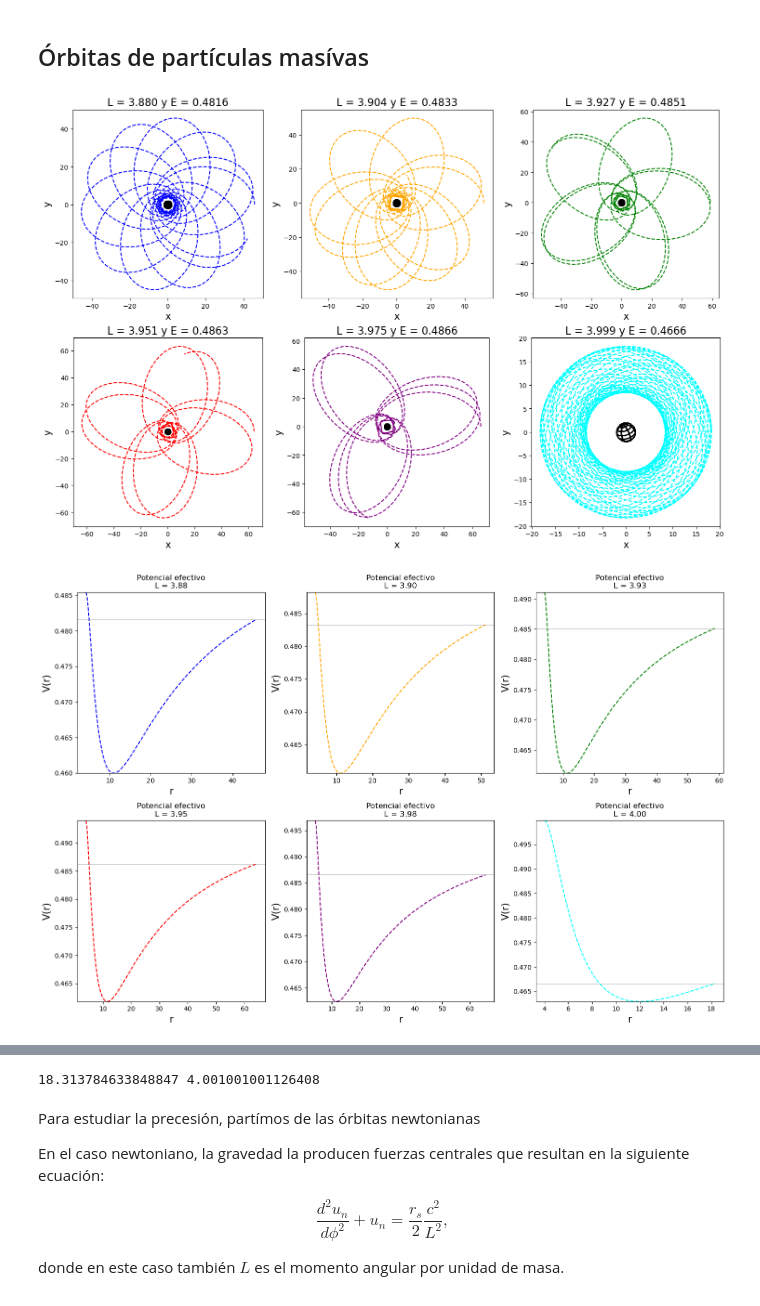
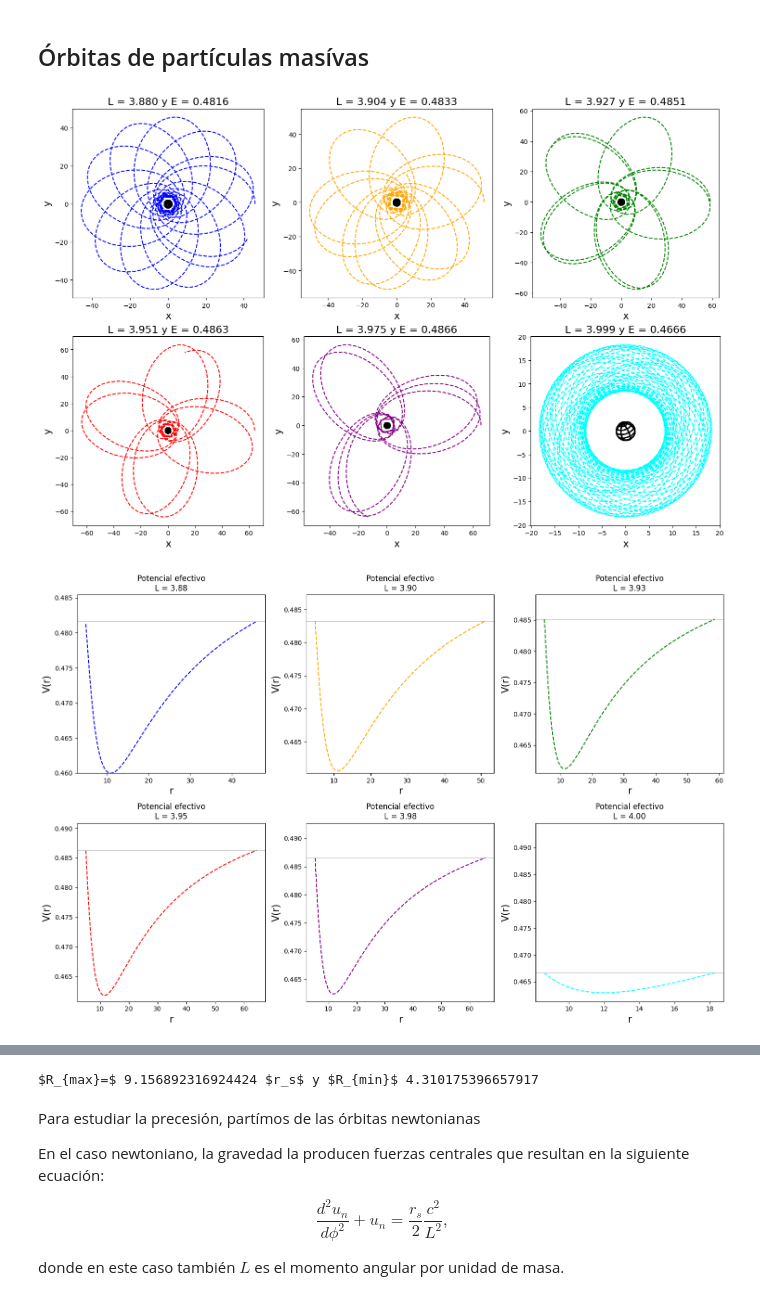
Before and after one commit to UnaiRazkin/El-fen-meno-de-lente-gravitacional-simulaci-n-para-un-agujero-negro, a Jupyter notebook: Orbitas_schwarzschild.ipynb, the cells around one changed output, grey strips where cells are left out. Saved outputs shown, nothing was run; the diff lists cells and outputs as text; code cells hidden in the pictures.

```diff
--- a/Orbitas_schwarzschild.ipynb
+++ b/Orbitas_schwarzschild.ipynb
@@ -694,7 +697,7 @@ def V(r, L, M, epsilon):
         L**2 / (2 * r**2) -
         G * M * L**2 / (c**2 * r**3))
 
-L_list=[1,2,3,4,5, 3* np.sqrt(3), 6,7,8]
+L_list=[rs/2, rs, 3 *rs / 2, 2 * rs, 2.5 * rs / 2, 3 * np.sqrt(3) / 2 *rs, 3 * rs, 7 * rs / 2 , 4 * rs]
 L_list.append(L_light)
 L_list.sort()
 r= np.linspace(rs, 5 * rs, 100)
@@ -720,18 +723,18 @@ for L in L_list:
 
     rm= tracer_massless.rmin()
 
-    print(r"$Radio mínimo: r_{min}=$", rm, rm_num)
+    print(r"$Radio mínimo: r_{min}=$", rm, "y", rm_num)
 
     #Deflexión del ángulo numerico
 
     if sol_light.status==0:
-        alpha_num=deflexión_num(x_light,y_light)[2]
+        alpha_num=deflexión_num(x_light,y_light, M=M, G=G, c=c)[2]
     else:
         alpha_num=0
 
     #Deflexíon del ángulo teórico
     if rm> tracer_massless.rs:
-        alpha_teórico= deflexion_analitica(rm)
+        alpha_teórico= deflexion_analitica(rm, M=M, G=G, c=c)
 
         print(r"$Deflexión del ángulo \\hat \\alpha=$", alpha_num, alpha_teórico)
 
@@ -745,6 +748,6 @@ ax2.set_xlabel("x")
 ax2.set_ylabel("y")
 
 plt.show()
-#plt.savefig("../../Figuras/Trayectorias_luz.png")
+#plt.savefig("Multimedia/Orbitas_Schwarzschild/Trayectorias_luz.png")
 plt.close()
 # %% [output]
@@ -767,6 +770,6 @@ $Deflexión del ángulo \hat \alpha=$ 0.8587211735643789 0.8126815784156727
 # %%
 #Constantes
-M=2.0
+M=1.0
 E=1.0
 G=1.0
 c=1.0
@@ -783,7 +786,7 @@ from tqdm import tqdm
 
 with tqdm(total=len(L_list), desc="Renderizando", unit="Tr") as pbar:
     for L in L_list:
-        tracer_massless = Orbitas_Schwarzschild(M=M,L=L, E=E)
+        tracer_massless = Orbitas_Schwarzschild(M=M, L=L, E=E, G=G, c=c)
 
         sol_light = tracer_massless.solve(epsilon=0, phi0 = np.arcsin(L/100), max_step=0.01, tau_span=(20, 140), N=500)
             #print(len(sol_light.y[0]))
@@ -807,7 +810,7 @@ with tqdm(total=len(L_list), desc="Renderizando", unit="Tr") as pbar:
 
 from Proyección_esfera import EsferaProyectada
 
-plt.Circle((0,0), rs, color="white", fill=True, zorder=100)
+plt.Circle((0,0), rs, color="white", fill=True, zorder=1000)
 
 esfera = EsferaProyectada(radius=rs)
 proy = esfera.proyectar()
@@ -819,7 +822,7 @@ phi_circle = np.linspace(-np.pi, np.pi, 100)
 plt.plot( 3 / 2 * rs * np.cos(phi_circle), 3 / 2 * rs * np.sin(phi_circle), color='black', zorder=2)
 
 plt.plot(np.array([10, 10]),np.array([0.0, 3* np.sqrt(3)/2*rs*0.97]), color="red")
-plt.text(6,6, "$ b= \\frac{3 \sqrt{3}}{2} r_s$", color="red", fontsize=14)
+plt.text(3 * rs, 3* rs, "$ b= \\frac{3 \sqrt{3}}{2} r_s$", color="red", fontsize=14)
 plt.title("Trayectorias de luz (ε=0)", size=14)
 plt.xlabel("x", size=14)
 plt.ylabel("y", size=14)
@@ -830,5 +833,5 @@ plt.ylim(y_min, y_max)
 plt.xticks(fontsize=14)
 plt.yticks(fontsize=14)
 #plt.show()
-plt.savefig("../../Figuras/Trayectorias_luz_2.png")
+plt.savefig("Multimedia/Orbitas_Schwarzschild/Trayectorias_luz_2.png")
 # %% [output]
@@ -915,16 +925,14 @@ def orbitas_masa(L_mass, h=0, E=None):
     return x_massive, y_massive, estilo, r_max, r_min, E_massive
     #print("V_max=", v_max, "c")
 # %%
-
-
 # ----------
 # Plots
 # ---------
 
-L_mass = 2 * M * np.sqrt(3) * (1.12)
-L_list = [2 * M, L_mass, 3.9, 4.1, 5, 10]
+L_mass = rs * c * np.sqrt(3) * (1.12)
+L_list = [rs * c, L_mass, 1.95 * rs * c, 2.05 * rs * c, 2.5 * rs * c, 5 * rs * c]
 #L_list = np.linspace(2 * M, L_mass, 6)
-L_list = np.linspace(L_mass, 3.999, 6)
+L_list = np.linspace(L_mass, 1.9995 * rs * c, 6)
 #L_list = np.linspace(4.01, 10, 6)
 colors = ["red", "blue", "green", "olive", "pink", "cyan"]
 colors = ["blue", "orange", "green", "red", "purple",  "cyan", "olive", "pink"]
@@ -944,16 +952,16 @@ with tqdm(total=len(L_list), desc="Renderizando", unit="Tr") as pbar:
         ax2 = axes2[row, col]
         color = colors[i]
 
-        if (L_mass> 2 * M * np.sqrt(3)) and (L_mass< 2 * 2 * M):
+        if (L_mass> rs * np.sqrt(3)) and (L_mass< 2 * rs):
             h=[0.15, 0.18, 0.2, 0.24, 0.3, 0.9]
-            x_massive, y_massive, estilo, r_max, r_min, E_mass = orbitas_masa(L, h[i])
+            x_massive, y_massive, estilo, r_max, r_min, E_mass = orbitas_masa(L, h[i],  M=M, G=G, c=c)
         else:
-            x_massive, y_massive, estilo, r_max, r_min, E_mass = orbitas_masa(L)
+            x_massive, y_massive, estilo, r_max, r_min, E_mass = orbitas_masa(L,  M=M, G=G, c=c)
 
         ax1.plot(x_massive, y_massive, estilo, color=color, label=f'E = {E_mass:.2f}')
 
         #ax1.Circle((0,0), 2*M, color="white", fill=True, zorder=100)
-        esfera = EsferaProyectada(radius=2 *M)
+        esfera = EsferaProyectada(radius=rs)
         proy = esfera.proyectar()
         ax1.scatter(proy[:, 0], proy[:, 1], s=1, color='black', zorder=2)
         #phi_circle = np.linspace(-np.pi, np.pi, 100)
@@ -963,40 +971,42 @@ with tqdm(total=len(L_list), desc="Renderizando", unit="Tr") as pbar:
         ax1.set_title(f"L = {L:.3f} y E = {E_mass:.4f}", size=16)
         ax1.set_xlabel("x", size=15)
         ax1.set_ylabel("y", size=15)
         ax1.set_aspect("equal")
         #ax1.legend()
 
         r_vals = np.linspace(r_min, r_max, 200)
-        ax.plot(r_vals, V_timelike_geom_units(L, r_vals), estilo, color=color)
-        ax2.plot(r_vals, V_timelike_geom_units(L, r_vals), estilo, color=color)
+        ax.plot(r_vals, V_timelike(L, r_vals, M=M, G=G, c=c), estilo, color=color)
+        ax2.plot(r_vals, V_timelike(L, r_vals, M=M, G=G, c=c), estilo, color=color)
         ax2.axhline(E_mass, color='gray', lw=0.5, label=f"E = {E_mass:.2f}")
         ax.axhline(E_mass, color=color, lw=0.5, label=f"E = {E_mass:.2f}")
         if estilo=="--":
-            ax2.set_ylim(V_r_c(L, r_plus(L)), V_r_c(L, r_minus(L)))
-            ax.set_ylim(V_r_c(L_list[0], r_plus(L_list[0])), V_r_c(L_list[-1], r_minus(L_list[-1])))
+            r_minus_value=r_minus(L_mass,  M=M, G=G, c=c)
+            r_plus_value= r_plus(L_mass,  M=M, G=G, c=c)
+            ax2.set_ylim(V_r_c(L, r_plus_value, M=M, G=G, c=c), V_r_c(L, r_minus_value, M=M, G=G, c=c))
+            ax.set_ylim(V_r_c(L_list[0], r_plus(L_list[0], M=M, G=G, c=c), M=M, G=G, c=c), V_r_c(L_list[-1], r_minus(L_list[-1], M=M, G=G, c=c), M=M, G=G, c=c))
         elif estilo=="-":
-            ax2.set_ylim(V_timelike_geom_units(L, r_plus(L)), V_timelike_geom_units(L, r_min)*1.2)
+            ax2.set_ylim(V_timelike(L, r_plus(L, M=M, G=G, c=c), M=M, G=G, c=c), V_timelike(L, r_min, M=M, G=G, c=c)*1.2)
         ax2.set_title(f"Potencial efectivo\nL = {L:.2f}")
         ax2.set_xlabel("r", size=15)
         ax2.set_ylabel("V(r)", size=15)
         ax.set_title(f"Potencial efectivo\nL = {L:.2f}")
         ax.set_xlabel("r", size=15)
         ax.set_ylabel("V(r)", size=15)
         #ax2.legend()
         pbar.update(1)
 
 fig1.tight_layout()
 fig2.tight_layout()
 fig3.tight_layout()
 
-fig1.savefig("../../Figuras/Trayectorias_masa.png")
-fig2.savefig("../../Figuras/Potencial_masa.png")
-fig3.savefig("../../Figuras/Potenciales_masa.png")
+fig1.savefig("Multimedia/Orbitas_Schwarzschild/Trayectorias_masa.png")
+fig2.savefig("Multimedia/Orbitas_Schwarzschild/Potencial_masa.png")
+fig3.savefig("Multimedia/Orbitas_Schwarzschild/Potenciales_masa.png")
 plt.show()
 
 plt.close(fig1)
 plt.close(fig2)
 plt.close(fig3)
 # %% [output]
-[figure, old version]
+[figure, new version]
-[figure, old version]
+[figure, new version]
@@ -1004,7 +1014,7 @@ plt.close(fig3)
 # %%
-print(r_max, r_min)
+print(r"$R_{max}=$", r_max/rs, "$r_s$ y $R_{min}$",  r_min/rs)
 # %% [output]
-18.313784633848847 4.001001001126408
+$R_{max}=$ 9.156892316924424 $r_s$ y $R_{min}$ 4.310175396657917
 # %% [markdown]
 Para estudiar la precesión, partímos de las órbitas newtonianas
 
```
Also changed, not shown: parts of 19 cells of this notebook, 11 other files.
